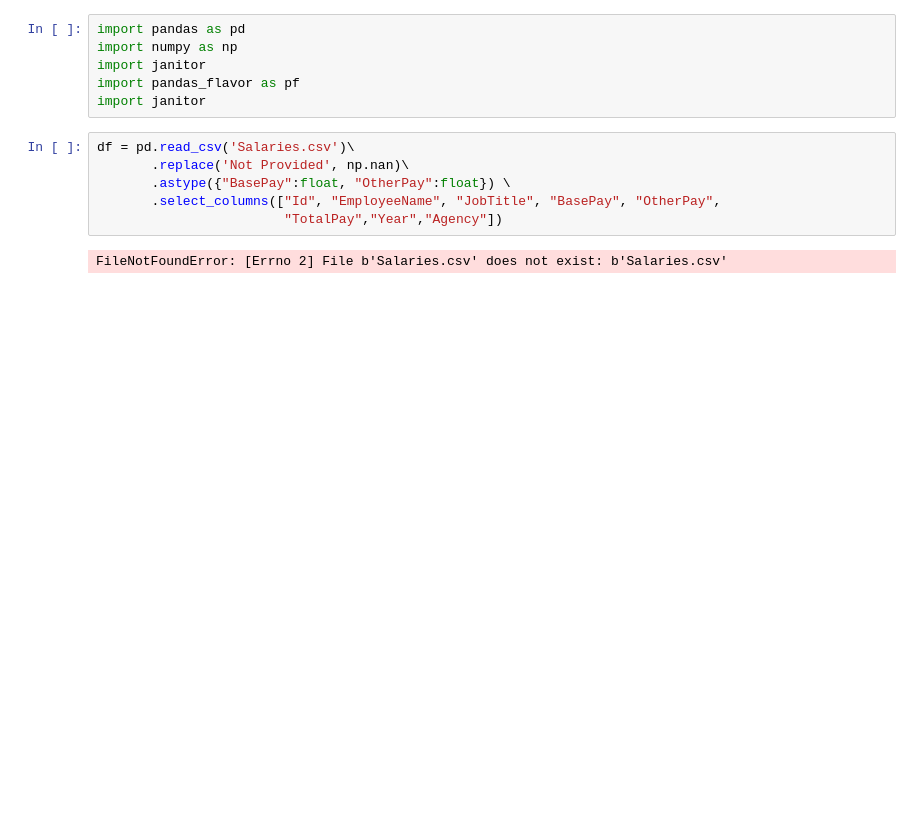
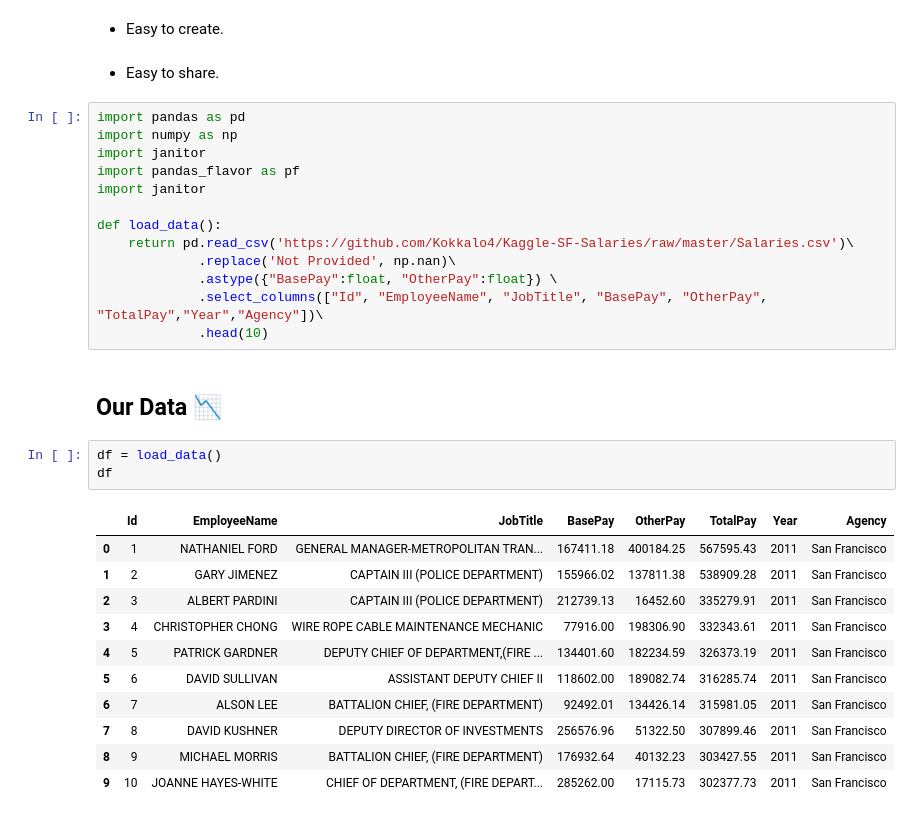
Before and after one commit to eyaltrabelsi/my-notebooks, a Jupyter notebook: Lectures/Pandas Styling.ipynb, the cells around one changed output. Cells and saved outputs as stored; diff of their text form; blank space fills up the shorter version.

```diff
--- a/Lectures/Pandas Styling.ipynb
+++ b/Lectures/Pandas Styling.ipynb
@@ -1,15 +3,35 @@
+# %% [markdown]
+- Easy to create.
+# %% [markdown]
+- Easy to share.
 # %%
 import pandas as pd
 import numpy as np
 import janitor
 import pandas_flavor as pf
 import janitor
+
+def load_data():
+    return pd.read_csv('https://github.com/Kokkalo4/Kaggle-SF-Salaries/raw/master/Salaries.csv')\
+             .replace('Not Provided', np.nan)\
+             .astype({"BasePay":float, "OtherPay":float}) \
+             .select_columns(["Id", "EmployeeName", "JobTitle", "BasePay", "OtherPay", "TotalPay","Year","Agency"])\
+             .head(10)
-# %%
-df = pd.read_csv('Salaries.csv')\
-       .replace('Not Provided', np.nan)\
-       .astype({"BasePay":float, "OtherPay":float}) \
-       .select_columns(["Id", "EmployeeName", "JobTitle", "BasePay", "OtherPay",
-                        "TotalPay","Year","Agency"])
-# %% [output]
-FileNotFoundError: [Errno 2] File b'Salaries.csv' does not exist: b'Salaries.csv'
+# %% [markdown]
+## Our Data 📉
+# %%
+df = load_data()
+df
+# %% [output]
+|  | Id | EmployeeName | JobTitle | BasePay | OtherPay | TotalPay | Year | Agency |
+| 0 | 1 | NATHANIEL FORD | GENERAL MANAGER-METROPOLITAN TRAN... | 167411.18 | 400184.25 | 567595.43 | 2011 | San Francisco |
+| 1 | 2 | GARY JIMENEZ | CAPTAIN III (POLICE DEPARTMENT) | 155966.02 | 137811.38 | 538909.28 | 2011 | San Francisco |
+| 2 | 3 | ALBERT PARDINI | CAPTAIN III (POLICE DEPARTMENT) | 212739.13 | 16452.60 | 335279.91 | 2011 | San Francisco |
+| 3 | 4 | CHRISTOPHER CHONG | WIRE ROPE CABLE MAINTENANCE MECHANIC | 77916.00 | 198306.90 | 332343.61 | 2011 | San Francisco |
+| 4 | 5 | PATRICK GARDNER | DEPUTY CHIEF OF DEPARTMENT,(FIRE ... | 134401.60 | 182234.59 | 326373.19 | 2011 | San Francisco |
+| 5 | 6 | DAVID SULLIVAN | ASSISTANT DEPUTY CHIEF II | 118602.00 | 189082.74 | 316285.74 | 2011 | San Francisco |
+| 6 | 7 | ALSON LEE | BATTALION CHIEF, (FIRE DEPARTMENT) | 92492.01 | 134426.14 | 315981.05 | 2011 | San Francisco |
+| 7 | 8 | DAVID KUSHNER | DEPUTY DIRECTOR OF INVESTMENTS | 256576.96 | 51322.50 | 307899.46 | 2011 | San Francisco |
+| 8 | 9 | MICHAEL MORRIS | BATTALION CHIEF, (FIRE DEPARTMENT) | 176932.64 | 40132.23 | 303427.55 | 2011 | San Francisco |
+| 9 | 10 | JOANNE HAYES-WHITE | CHIEF OF DEPARTMENT, (FIRE DEPART... | 285262.00 | 17115.73 | 302377.73 | 2011 | San Francisco |
 # %%
```
Also changed, not shown: parts of 24 cells of this notebook, 2 other files.
